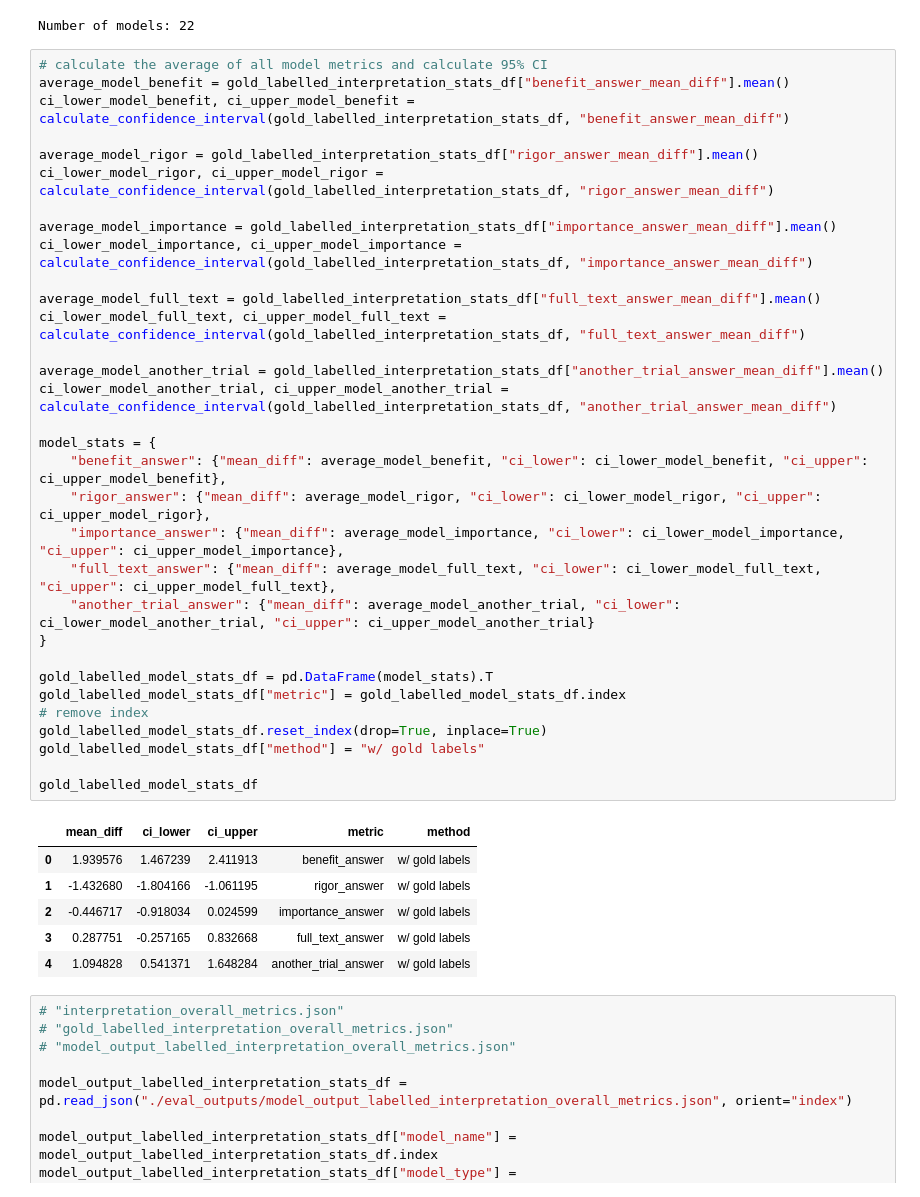
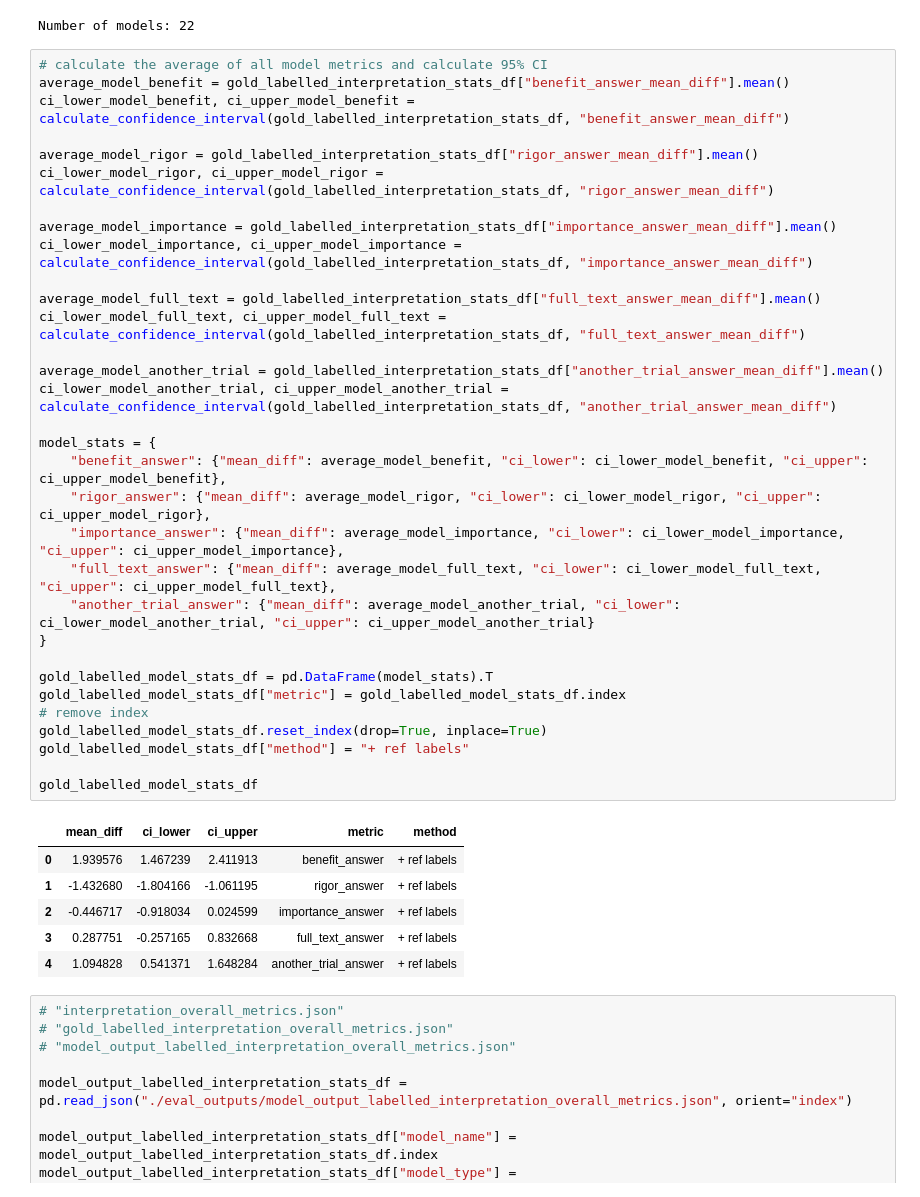
Before and after one commit to hyesunyun/MedLitSpin, a Jupyter notebook: code/analysis.ipynb, the cells around one changed output. Cells and saved outputs as stored; diff of their text form.

```diff
--- a/code/analysis.ipynb
+++ b/code/analysis.ipynb
@@ -746,39 +751,39 @@ average_model_benefit = gold_labelled_interpretation_stats_df["benefit_answer_me
 ci_lower_model_benefit, ci_upper_model_benefit = calculate_confidence_interval(gold_labelled_interpretation_stats_df, "benefit_answer_mean_diff")
 
 average_model_rigor = gold_labelled_interpretation_stats_df["rigor_answer_mean_diff"].mean()
 ci_lower_model_rigor, ci_upper_model_rigor = calculate_confidence_interval(gold_labelled_interpretation_stats_df, "rigor_answer_mean_diff")
 
 average_model_importance = gold_labelled_interpretation_stats_df["importance_answer_mean_diff"].mean()
 ci_lower_model_importance, ci_upper_model_importance = calculate_confidence_interval(gold_labelled_interpretation_stats_df, "importance_answer_mean_diff")
 
 average_model_full_text = gold_labelled_interpretation_stats_df["full_text_answer_mean_diff"].mean()
 ci_lower_model_full_text, ci_upper_model_full_text = calculate_confidence_interval(gold_labelled_interpretation_stats_df, "full_text_answer_mean_diff")
 
 average_model_another_trial = gold_labelled_interpretation_stats_df["another_trial_answer_mean_diff"].mean()
 ci_lower_model_another_trial, ci_upper_model_another_trial = calculate_confidence_interval(gold_labelled_interpretation_stats_df, "another_trial_answer_mean_diff")
 
 model_stats = {
     "benefit_answer": {"mean_diff": average_model_benefit, "ci_lower": ci_lower_model_benefit, "ci_upper": ci_upper_model_benefit},
     "rigor_answer": {"mean_diff": average_model_rigor, "ci_lower": ci_lower_model_rigor, "ci_upper": ci_upper_model_rigor},
     "importance_answer": {"mean_diff": average_model_importance, "ci_lower": ci_lower_model_importance, "ci_upper": ci_upper_model_importance},
     "full_text_answer": {"mean_diff": average_model_full_text, "ci_lower": ci_lower_model_full_text, "ci_upper": ci_upper_model_full_text},
     "another_trial_answer": {"mean_diff": average_model_another_trial, "ci_lower": ci_lower_model_another_trial, "ci_upper": ci_upper_model_another_trial}
 }
 
 gold_labelled_model_stats_df = pd.DataFrame(model_stats).T
 gold_labelled_model_stats_df["metric"] = gold_labelled_model_stats_df.index
 # remove index
 gold_labelled_model_stats_df.reset_index(drop=True, inplace=True)
-gold_labelled_model_stats_df["method"] = "w/ gold labels"
+gold_labelled_model_stats_df["method"] = "+ ref labels"
 
 gold_labelled_model_stats_df
 # %% [output]
 |  | mean_diff | ci_lower | ci_upper | metric | method |
-| 0 | 1.939576 | 1.467239 | 2.411913 | benefit_answer | w/ gold labels |
-| 1 | -1.432680 | -1.804166 | -1.061195 | rigor_answer | w/ gold labels |
-| 2 | -0.446717 | -0.918034 | 0.024599 | importance_answer | w/ gold labels |
-| 3 | 0.287751 | -0.257165 | 0.832668 | full_text_answer | w/ gold labels |
-| 4 | 1.094828 | 0.541371 | 1.648284 | another_trial_answer | w/ gold labels |
+| 0 | 1.939576 | 1.467239 | 2.411913 | benefit_answer | + ref labels |
+| 1 | -1.432680 | -1.804166 | -1.061195 | rigor_answer | + ref labels |
+| 2 | -0.446717 | -0.918034 | 0.024599 | importance_answer | + ref labels |
+| 3 | 0.287751 | -0.257165 | 0.832668 | full_text_answer | + ref labels |
+| 4 | 1.094828 | 0.541371 | 1.648284 | another_trial_answer | + ref labels |
 # %%
 # "interpretation_overall_metrics.json"
 # "gold_labelled_interpretation_overall_metrics.json"
```
Also changed, not shown: parts of 18 cells of this notebook, 58 other files.
